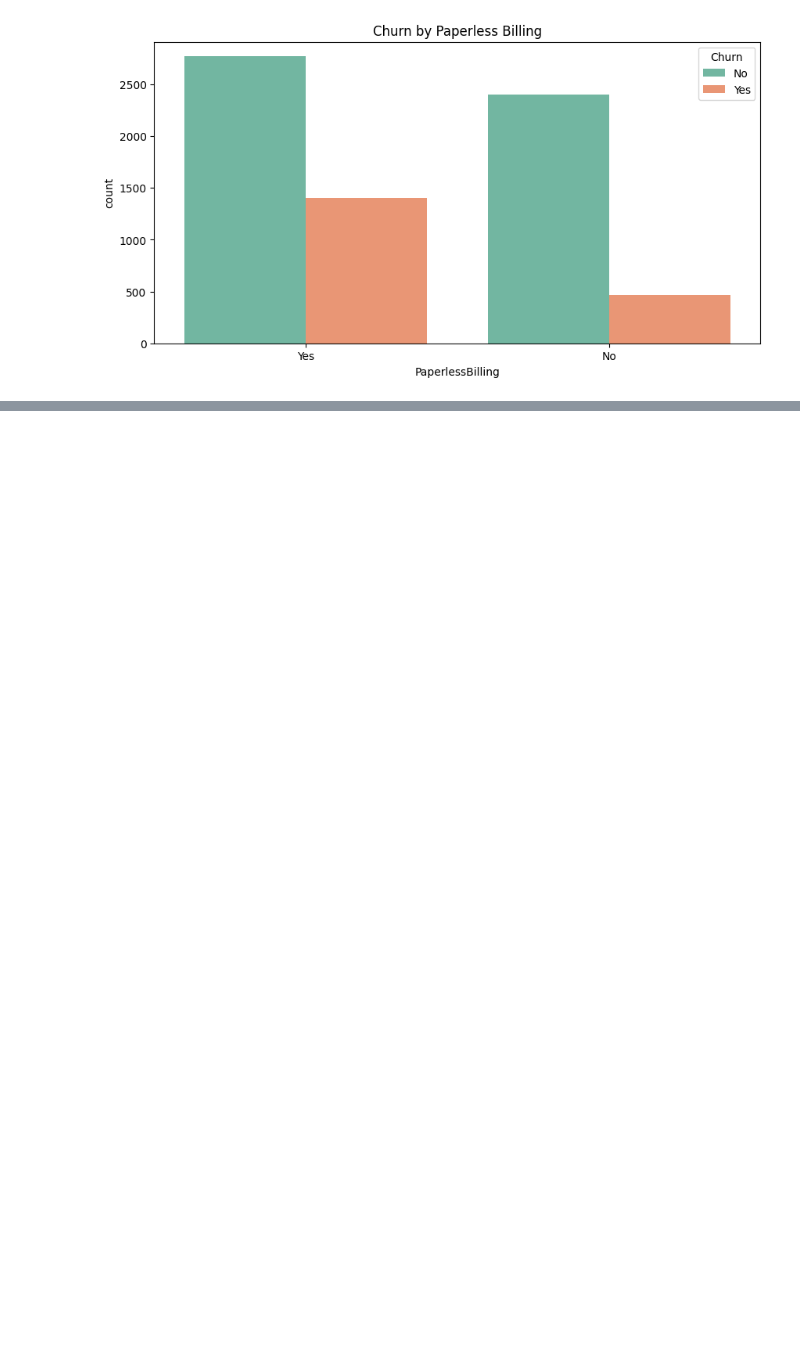
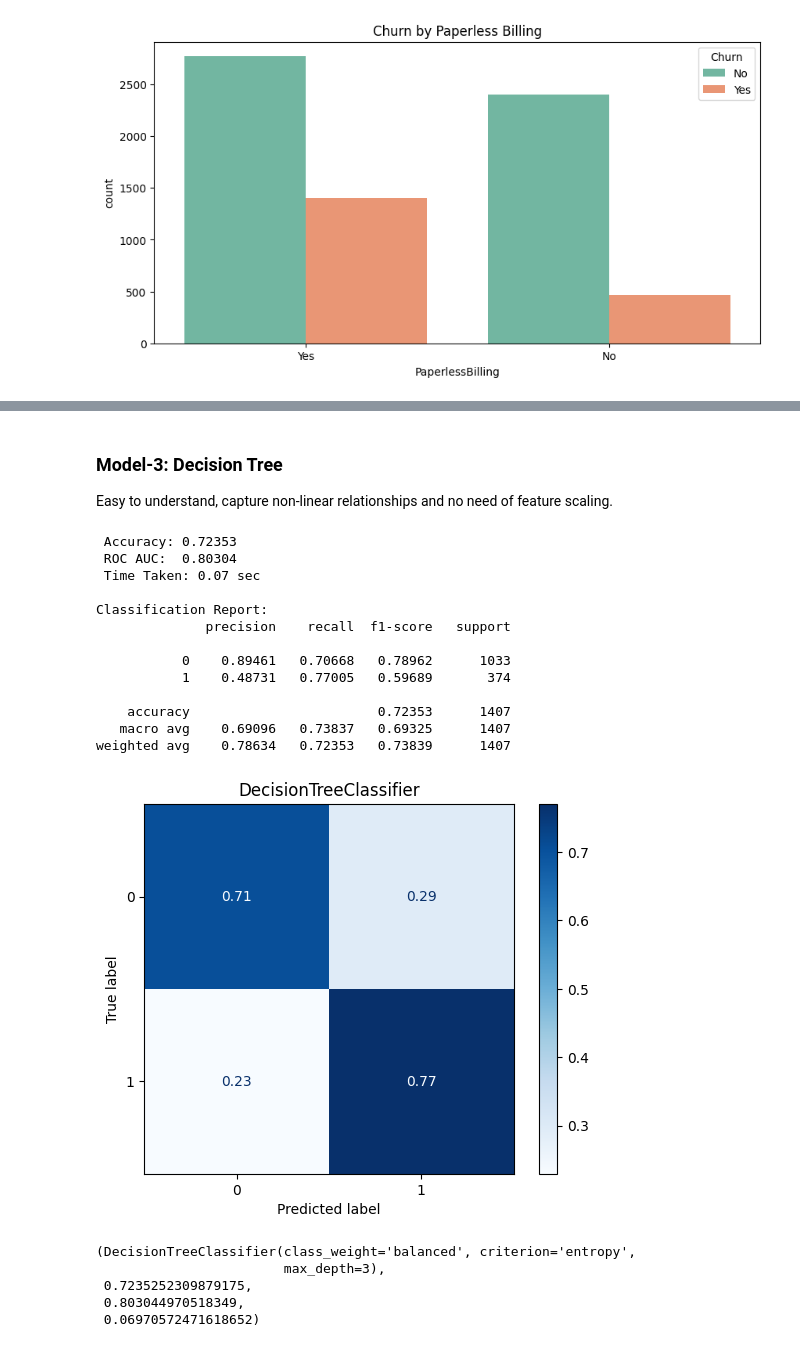
Before and after one commit to Thahari/Telco-Customer-Churn-Analysis, a Jupyter notebook: Churn_Project.ipynb, the cells around one changed output, grey strips where cells are left out. Drawn from its saved outputs; the diff is of its cells as text; code cells hidden in the pictures; blank space fills up the shorter version.

```diff
--- a/Churn_Project.ipynb
+++ b/Churn_Project.ipynb
@@ -430,0 +697,28 @@ plt.show()
+# %% [markdown]
+### Model-3: Decision Tree
+Easy to understand, capture non-linear relationships and no need of feature scaling.
+# %%
+from sklearn.tree import DecisionTreeClassifier
+
+model_dt = DecisionTreeClassifier(max_depth=3, min_samples_split=2, min_samples_leaf=1, class_weight='balanced', criterion='entropy')
+run_model(model_dt, X_train, y_train, X_test, y_test)
+# %% [output]
+ Accuracy: 0.72353
+ ROC AUC:  0.80304
+ Time Taken: 0.07 sec
+
+Classification Report:
+              precision    recall  f1-score   support
+
+           0    0.89461   0.70668   0.78962      1033
+           1    0.48731   0.77005   0.59689       374
+
+    accuracy                        0.72353      1407
+   macro avg    0.69096   0.73837   0.69325      1407
+weighted avg    0.78634   0.72353   0.73839      1407
+[figure, added]
+(DecisionTreeClassifier(class_weight='balanced', criterion='entropy',
+                        max_depth=3),
+ 0.7235252309879175,
+ 0.803044970518349,
+ 0.06970572471618652)
```
Also changed, not shown: parts of 68 cells of this notebook.
